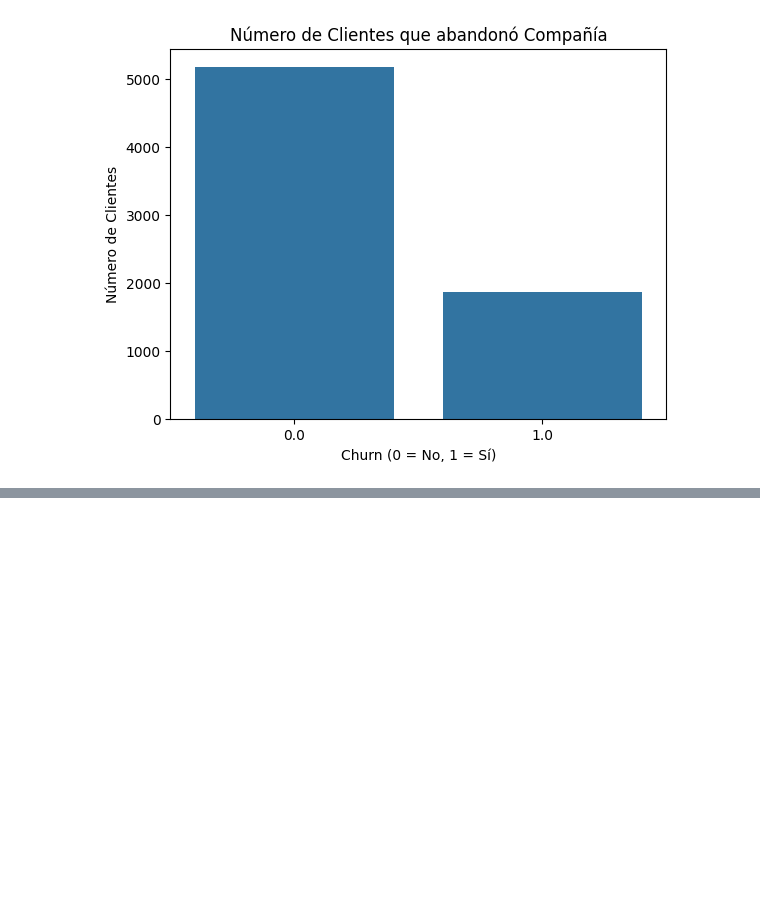
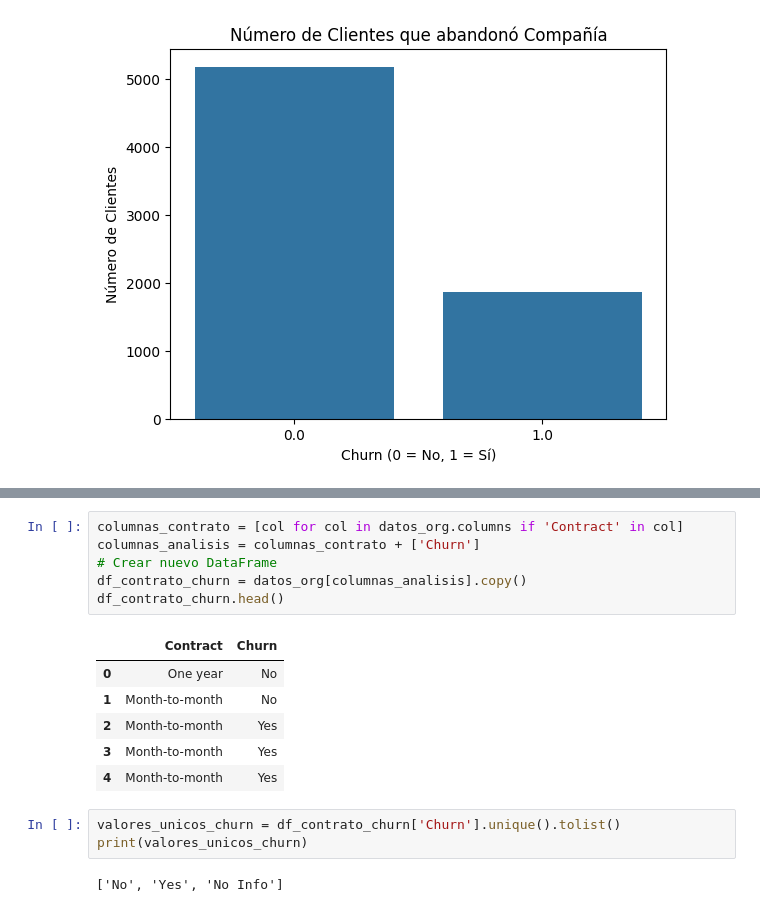
Before and after one commit to Antonio-B85/challenge-Parte-2--TelecomX, a Jupyter notebook: TelecomX_Parte2.ipynb, the cells around one changed output, grey strips where cells are left out. Cells and saved outputs as stored; diff of their text form; blank space fills up the shorter version.

```diff
--- a/TelecomX_Parte2.ipynb
+++ b/TelecomX_Parte2.ipynb
@@ -381,0 +416,18 @@ plt.show()
+# %%
+columnas_contrato = [col for col in datos_org.columns if 'Contract' in col]
+columnas_analisis = columnas_contrato + ['Churn']
+# Crear nuevo DataFrame
+df_contrato_churn = datos_org[columnas_analisis].copy()
+df_contrato_churn.head()
+# %% [output]
+|  | Contract | Churn |
+| 0 | One year | No |
+| 1 | Month-to-month | No |
+| 2 | Month-to-month | Yes |
+| 3 | Month-to-month | Yes |
+| 4 | Month-to-month | Yes |
+# %%
+valores_unicos_churn = df_contrato_churn['Churn'].unique().tolist()
+print(valores_unicos_churn)
+# %% [output]
+['No', 'Yes', 'No Info']
```
Also changed, not shown: parts of 10 cells of this notebook.
